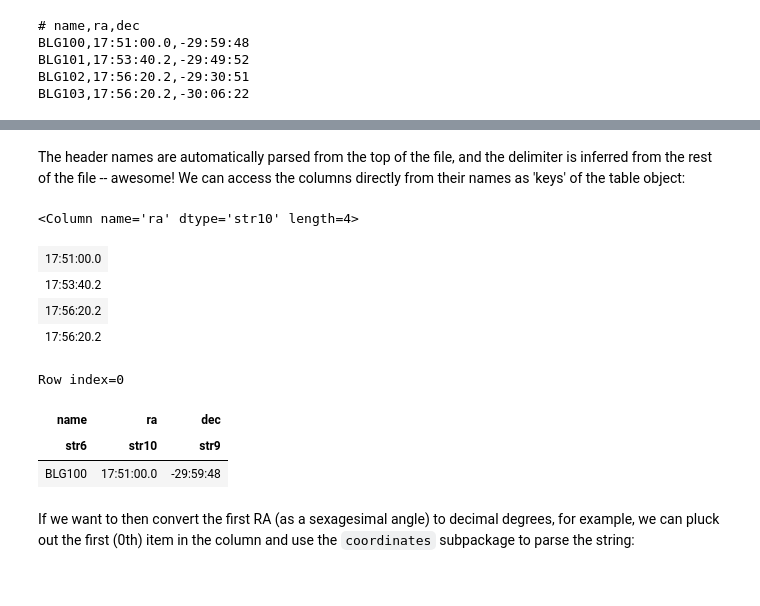
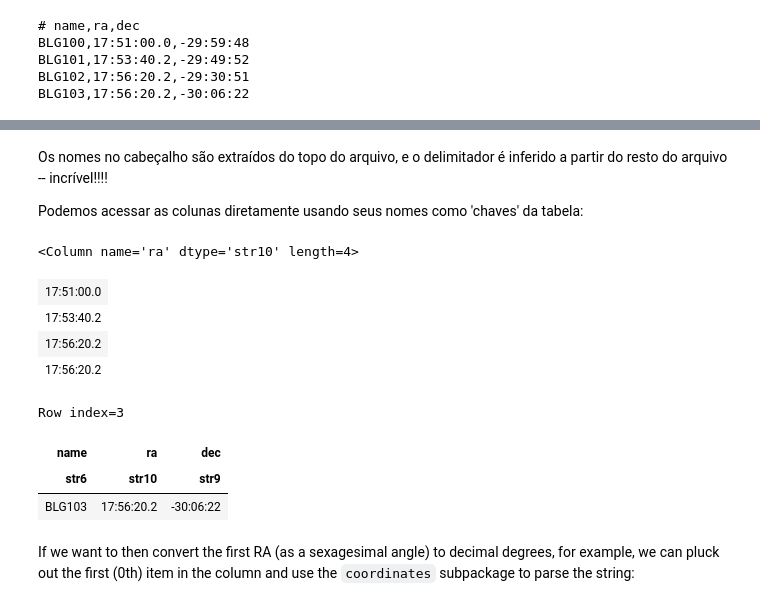
Before and after one commit to ricardogando/astropytutorialsptbr, a Jupyter notebook: plot-catalog.ipynb, the cells around one changed output, grey strips where cells are left out. Saved outputs shown, nothing was run; the diff lists cells and outputs as text; code cells hidden in the pictures.

```diff
--- a/plot-catalog.ipynb
+++ b/plot-catalog.ipynb
@@ -104,8 +108,7 @@ Table length=4
-# %% [markdown]
-The header names are automatically parsed from the top of the file,
-and the delimiter is inferred from the rest of the file -- awesome!
-We can access the columns directly from their names as 'keys' of the
-table object:
+# %% [markdown]
+Os nomes no cabeçalho são extraídos do topo do arquivo, e o delimitador é inferido a partir do resto do arquivo -- incrível!!!!
+
+Podemos acessar as colunas diretamente usando seus nomes como 'chaves' da tabela:
 # %%
 tbl["ra"]
 # %% [output]
@@ -115,12 +118,12 @@ tbl["ra"]
 | 17:56:20.2 |
 | 17:56:20.2 |
 # %%
-tbl[0]
+tbl[-1]
 # %% [output]
-Row index=0
+Row index=3
 | name | ra | dec |
 | str6 | str10 | str9 |
-| BLG100 | 17:51:00.0 | -29:59:48 |
+| BLG103 | 17:56:20.2 | -30:06:22 |
 # %% [markdown]
 If we want to then convert the first RA (as a sexagesimal angle) to
 decimal degrees, for example, we can pluck out the first (0th) item in
```
Also changed, not shown: parts of 12 cells of this notebook.
